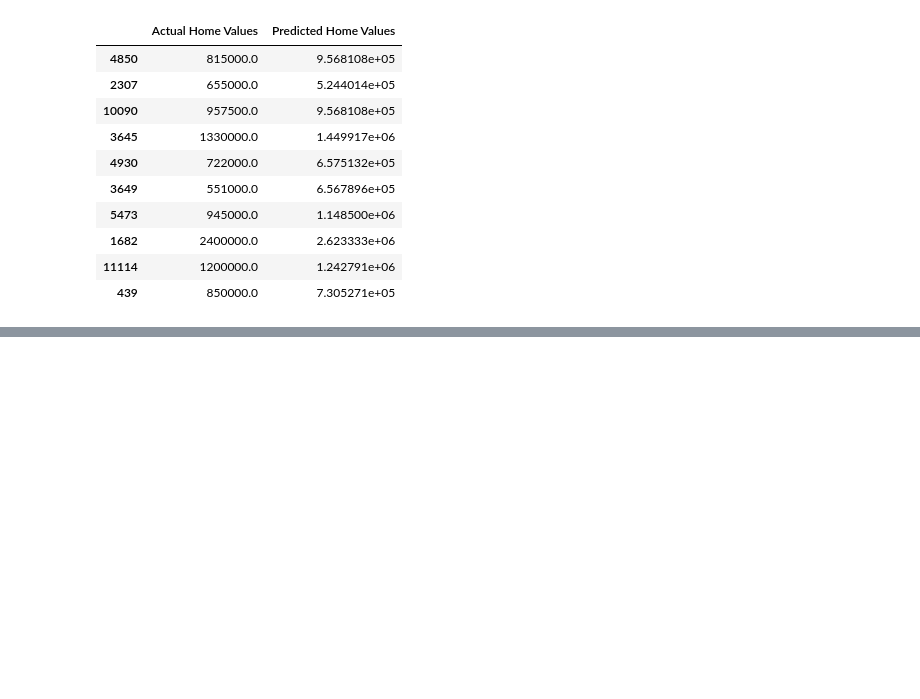
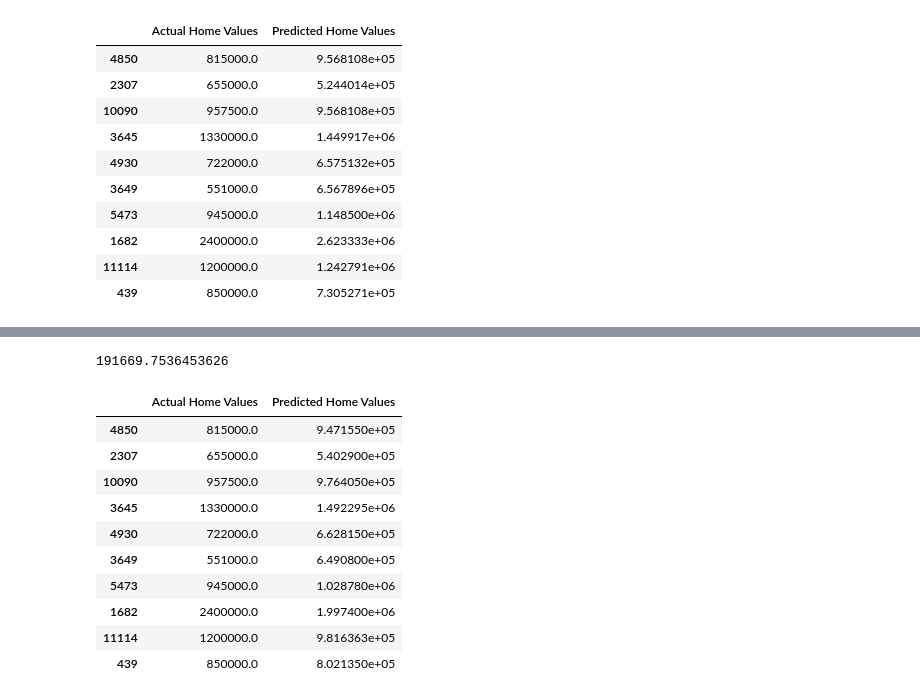
Before and after one commit to zainhaidar16/Introduction-To-Machine-Learning, a Jupyter notebook: Melbourne Data.ipynb, the cells around one changed output, grey strips where cells are left out. Drawn from its saved outputs; the diff is of its cells as text; code cells hidden in the pictures; blank space fills up the shorter version.

Commit message:
Random Forest Regressor for Melbourne Data

```diff
--- a/Melbourne Data.ipynb
+++ b/Melbourne Data.ipynb
@@ -228,0 +233,25 @@ comparison.head(10)
+# %%
+forest_model = RandomForestRegressor(random_state=1)
+forest_model.fit(train_X, train_y)
+melb_preds = forest_model.predict(val_X)
+print(mean_absolute_error(val_y, melb_preds))
+# %% [output]
+191669.7536453626
+# %%
+val_predictions = forest_model.predict(val_X)
+
+# Compare predictions with actual home values
+comparison = pd.DataFrame({'Actual Home Values': val_y, 'Predicted Home Values': val_predictions})
+comparison.head(10)
+# %% [output]
+|  | Actual Home Values | Predicted Home Values |
+| 4850 | 815000.0 | 9.471550e+05 |
+| 2307 | 655000.0 | 5.402900e+05 |
+| 10090 | 957500.0 | 9.764050e+05 |
+| 3645 | 1330000.0 | 1.492295e+06 |
+| 4930 | 722000.0 | 6.628150e+05 |
+| 3649 | 551000.0 | 6.490800e+05 |
+| 5473 | 945000.0 | 1.028780e+06 |
+| 1682 | 2400000.0 | 1.997400e+06 |
+| 11114 | 1200000.0 | 9.816363e+05 |
+| 439 | 850000.0 | 8.021350e+05 |
```
Also changed, not shown: parts of 4 cells of this notebook.
